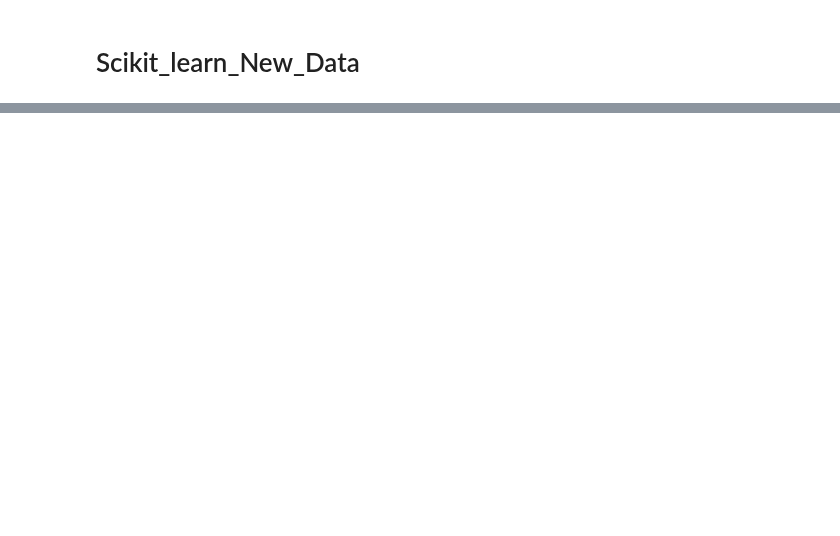
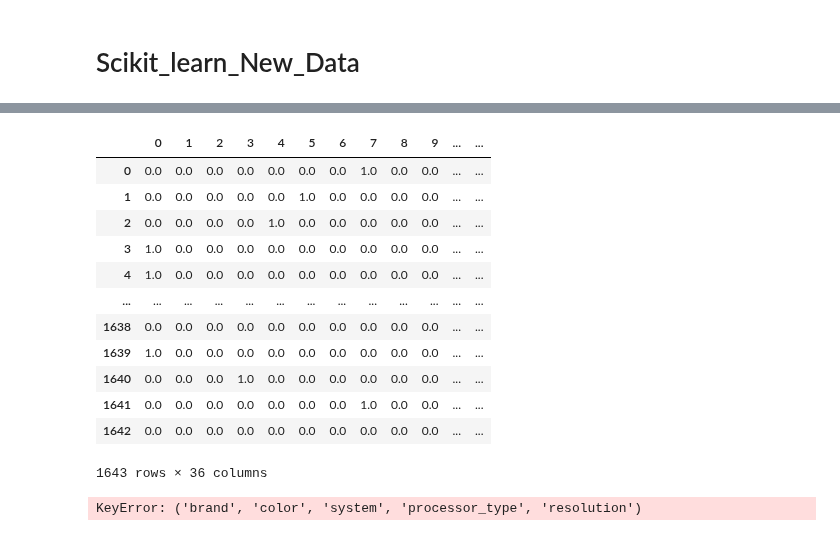
Before and after one commit to MuhammadRehanKhalid/Ehunar_ML_AI, a Jupyter notebook: M_10_ScikitLearn_Data_Ready.ipynb, the cells around one changed output, grey strips where cells are left out. Cells and saved outputs as stored; diff of their text form; code cells hidden in the pictures; blank space fills up the shorter version.

```diff
--- a/M_10_ScikitLearn_Data_Ready.ipynb
+++ b/M_10_ScikitLearn_Data_Ready.ipynb
@@ -25,0 +73,8 @@ df
+# %%
+# Build ML Models
+X = df.drop('price', axis = 1)
+X = df.drop('mobile_name', axis = 1)
+y = df['price']
+
+from sklearn.model_selection import train_test_split
+X_train, X_test, y_train, y_test = train_test_split(X,y, test_size=.20)
@@ -25,0 +121,54 @@ df
+# %%
+import pandas as pd
+from sklearn.preprocessing import OneHotEncoder
+from sklearn.compose import ColumnTransformer
+from sklearn.pipeline import Pipeline
+
+# Assuming X is your DataFrame
+feature_cat = ['brand', 'color', 'system', 'processor_type', 'resolution']
+
+# Define the OneHotEncoder and ColumnTransformer
+encoder = OneHotEncoder(sparse_output=False)  # `drop='first'` to avoid dummy variable trap
+trans = ColumnTransformer(
+    transformers=[("featured_final", encoder, feature_cat)],
+    remainder="passthrough")
+
+# Apply the transformation
+transformed_X = trans.fit_transform(X)
+pd.DataFrame(transformed_X)
+# Get feature names for the resulting DataFrame
+# feature_names = (encoder.get_feature_names_out(feature_cat)
+                  # .tolist() + list(X.columns.difference(feature_cat)))
+
+# Create a DataFrame with the transformed data
+# transformed_df = pd.DataFrame(transformed_X, columns=feature_names)
+
+# Display the DataFrame
+# print(transformed_df)
+# %% [output]
+|  | 0 | 1 | 2 | 3 | 4 | 5 | 6 | 7 | 8 | 9 | ... | ... |
+| 0 | 0.0 | 0.0 | 0.0 | 0.0 | 0.0 | 0.0 | 0.0 | 1.0 | 0.0 | 0.0 | ... | ... |
+| 1 | 0.0 | 0.0 | 0.0 | 0.0 | 0.0 | 1.0 | 0.0 | 0.0 | 0.0 | 0.0 | ... | ... |
+| 2 | 0.0 | 0.0 | 0.0 | 0.0 | 1.0 | 0.0 | 0.0 | 0.0 | 0.0 | 0.0 | ... | ... |
+| 3 | 1.0 | 0.0 | 0.0 | 0.0 | 0.0 | 0.0 | 0.0 | 0.0 | 0.0 | 0.0 | ... | ... |
+| 4 | 1.0 | 0.0 | 0.0 | 0.0 | 0.0 | 0.0 | 0.0 | 0.0 | 0.0 | 0.0 | ... | ... |
+| ... | ... | ... | ... | ... | ... | ... | ... | ... | ... | ... | ... | ... |
+| 1638 | 0.0 | 0.0 | 0.0 | 0.0 | 0.0 | 0.0 | 0.0 | 0.0 | 0.0 | 0.0 | ... | ... |
+| 1639 | 1.0 | 0.0 | 0.0 | 0.0 | 0.0 | 0.0 | 0.0 | 0.0 | 0.0 | 0.0 | ... | ... |
+| 1640 | 0.0 | 0.0 | 0.0 | 1.0 | 0.0 | 0.0 | 0.0 | 0.0 | 0.0 | 0.0 | ... | ... |
+| 1641 | 0.0 | 0.0 | 0.0 | 0.0 | 0.0 | 0.0 | 0.0 | 1.0 | 0.0 | 0.0 | ... | ... |
+| 1642 | 0.0 | 0.0 | 0.0 | 0.0 | 0.0 | 0.0 | 0.0 | 0.0 | 0.0 | 0.0 | ... | ... |
+1643 rows × 36 columns
+# %%
+# encoding
+from sklearn.preprocessing import OneHotEncoder
+from sklearn.compose import ColumnTransformer
+feature_cat = X["brand","color", "system","processor_type","resolution"]
+featured = OneHotEncoder()
+trans = ColumnTransformer([("featured_final",featured,feature_cat)],
+                         remainder = "passthrough")
+transformed_X = trans.fit_transform(X)
+
+pd.DataFrame(transformed_X)
+# %% [output]
+KeyError: ('brand', 'color', 'system', 'processor_type', 'resolution')
```
Also changed, not shown: parts of 9 cells of this notebook.
